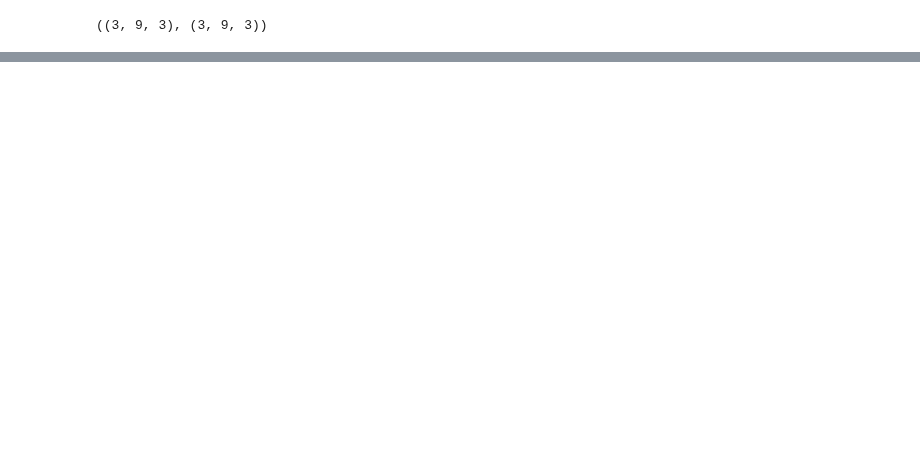
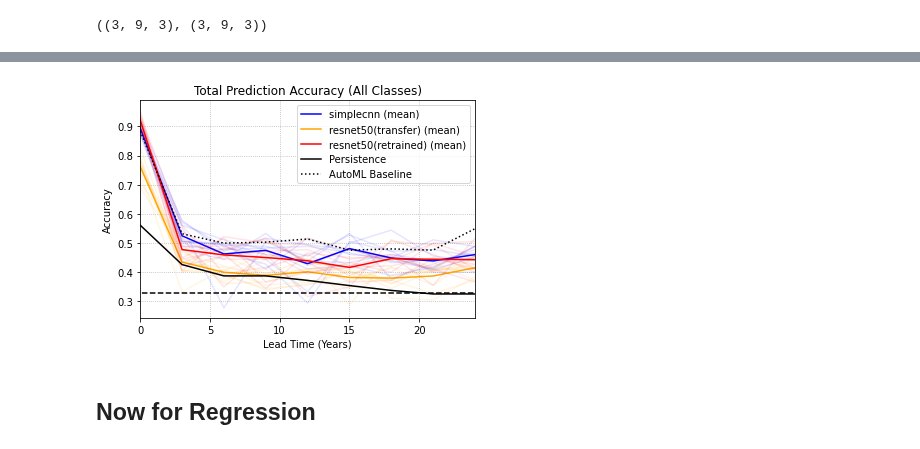
Before and after one commit to glennliu265/predict_amv, a Jupyter notebook: Analysis/viz_Classification_10runresults.ipynb, the cells around one changed output, grey strips where cells are left out. Cells and saved outputs as stored; diff of their text form; code cells hidden in the pictures; blank space fills up the shorter version.

```diff
--- a/Analysis/viz_Classification_10runresults.ipynb
+++ b/Analysis/viz_Classification_10runresults.ipynb
@@ -276,0 +354,23 @@ plt.savefig("%sTotalPredAcc.png"%outfigpath,dpi=200)
+# %%
+# Plot total accuracy by lead time for each of the 10 runs, comparing each model
+fig,ax=plt.subplots(1,1)
+ax.grid(True,ls="dotted")
+for m in range(3):
+
+    ax.plot(leads,totalacc[m,:,:].T,label="",color=expcolors[m],alpha=0.1)
+    ax.plot(leads,totalacc[m,:,:].mean(0),label="%s (mean)"%expnames[m],color=expcolors[m])
+
+#ax.plot()
+ax.plot(leads,persacctotal,color='k',label="Persistence")
+ax.plot(leads,autodattotal[::3],color='k',label="AutoML Baseline",ls='dotted')
+ax.legend()
+ax.set_title("Total Prediction Accuracy (All Classes)")
+ax.hlines([0.33],xmin=-1,xmax=26,ls='dashed',color='k')
+ax.set_xlim([0,24])
+ax.set_ylabel("Accuracy")
+ax.set_xlabel("Lead Time (Years)")
+plt.savefig("%sTotalPredAcc.png"%outfigpath,dpi=200)
+# %% [output]
+[figure, added]
+# %% [markdown]
+## Now for Regression
```
Also changed, not shown: parts of 11 cells of this notebook.
